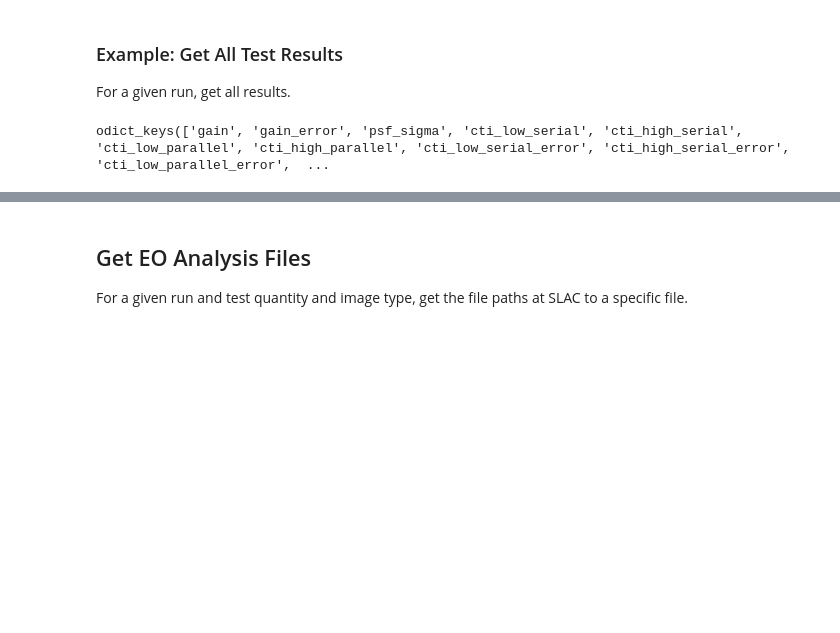
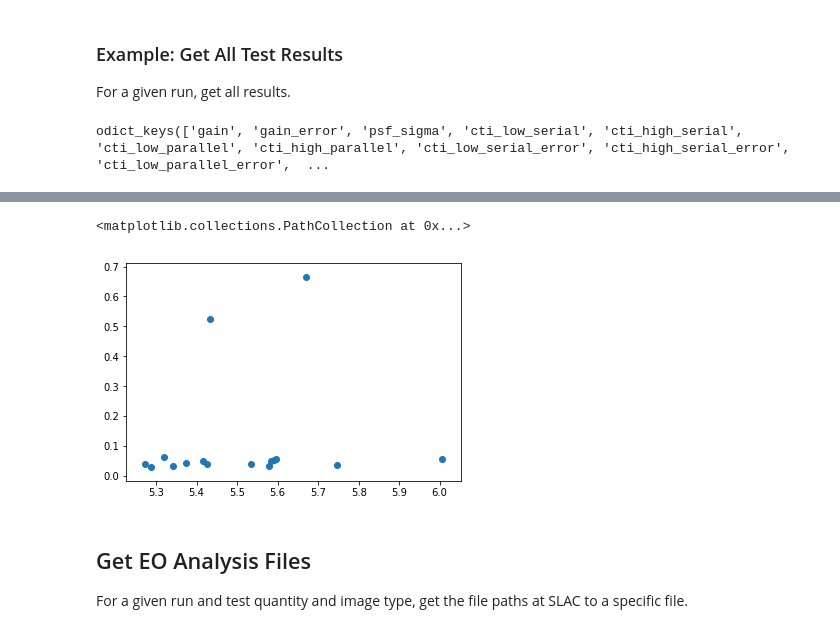
Before and after one commit to ellongley/Notebooks, a Jupyter notebook: Get_EOTest_Results.ipynb, the cells around one changed output, grey strips where cells are left out. Saved outputs shown, nothing was run; the diff lists cells and outputs as text; code cells hidden in the pictures; blank space fills up the shorter version.

```diff
--- a/Get_EOTest_Results.ipynb
+++ b/Get_EOTest_Results.ipynb
@@ -128,3 +102,8 @@ Text(0.5,1,'Gain Values for ITL-3800C-230-Dev')
+# %%
+plt.scatter(res['total_noise'][ccd_name],res['dark_current_95CL'][ccd_name])
+# %% [output]
+<matplotlib.collections.PathCollection at 0x...>
+[figure, added]
 # %% [markdown]
 ## Get EO Analysis Files
 
```
Also changed, not shown: parts of 25 cells of this notebook.
